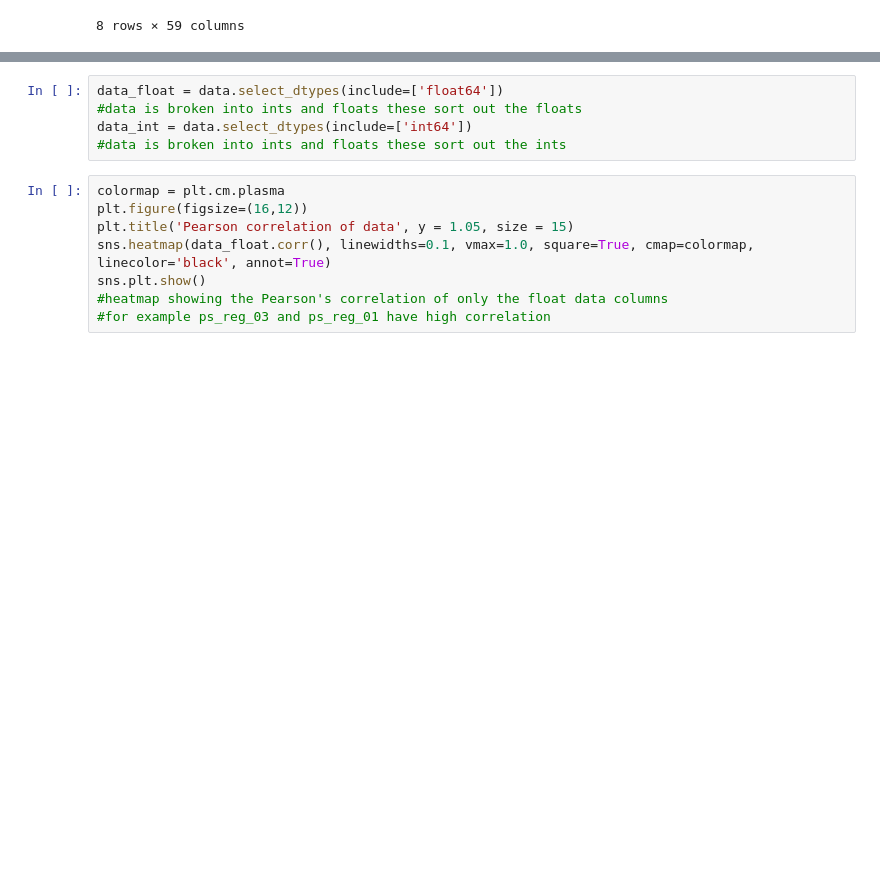
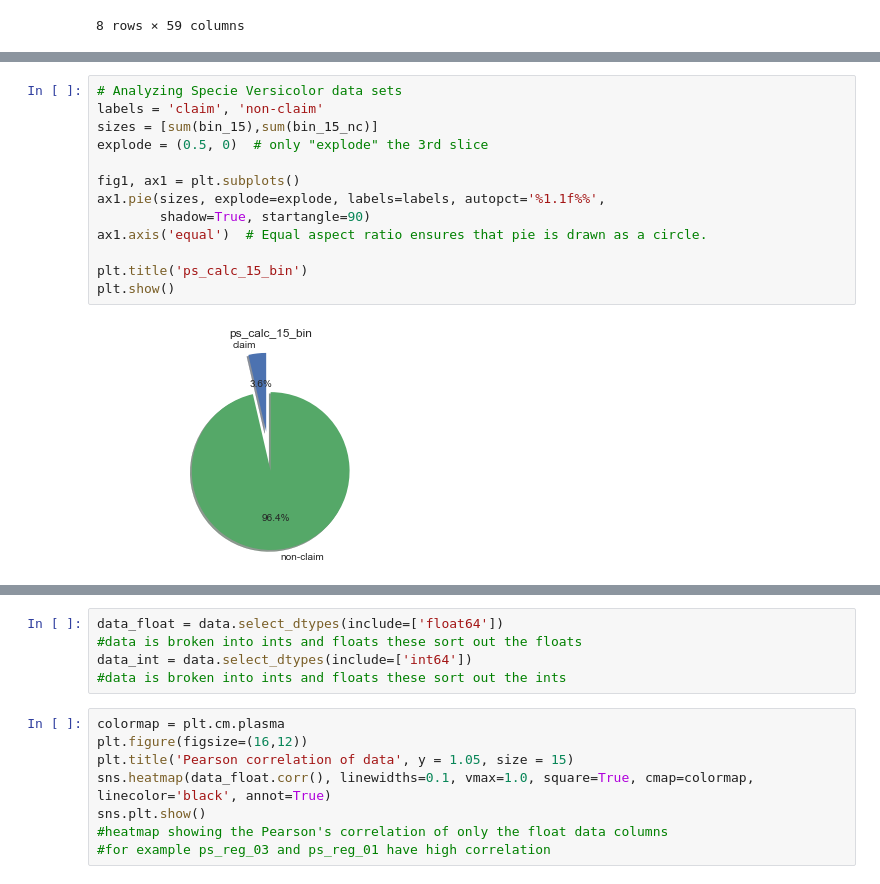
Before and after one commit to justinminsk/Porto_Seguro-s_Safe_Driver_Prediction, a Jupyter notebook: Porto.ipynb, the cells around one changed output, grey strips where cells are left out. Cells and saved outputs as stored; diff of their text form; blank space fills up the shorter version.

```diff
--- a/Porto.ipynb
+++ b/Porto.ipynb
@@ -105,0 +169,15 @@ data_fixed[no_claim].describe()
+# %%
+# Analyzing Specie Versicolor data sets
+labels = 'claim', 'non-claim'
+sizes = [sum(bin_15),sum(bin_15_nc)]
+explode = (0.5, 0)  # only "explode" the 3rd slice
+
+fig1, ax1 = plt.subplots()
+ax1.pie(sizes, explode=explode, labels=labels, autopct='%1.1f%%',
+        shadow=True, startangle=90)
+ax1.axis('equal')  # Equal aspect ratio ensures that pie is drawn as a circle.
+
+plt.title('ps_calc_15_bin')
+plt.show()
+# %% [output]
+[figure, added]
```
Also changed, not shown: parts of 35 cells of this notebook.
